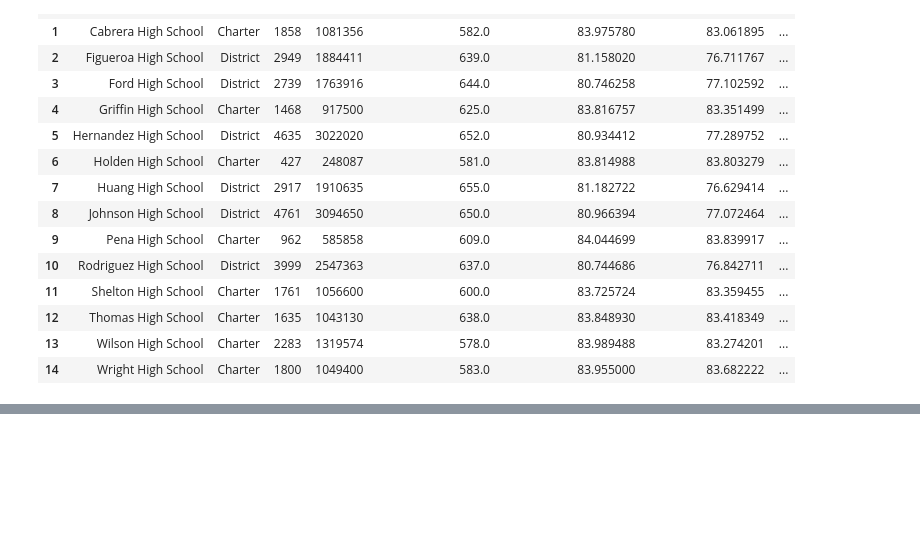
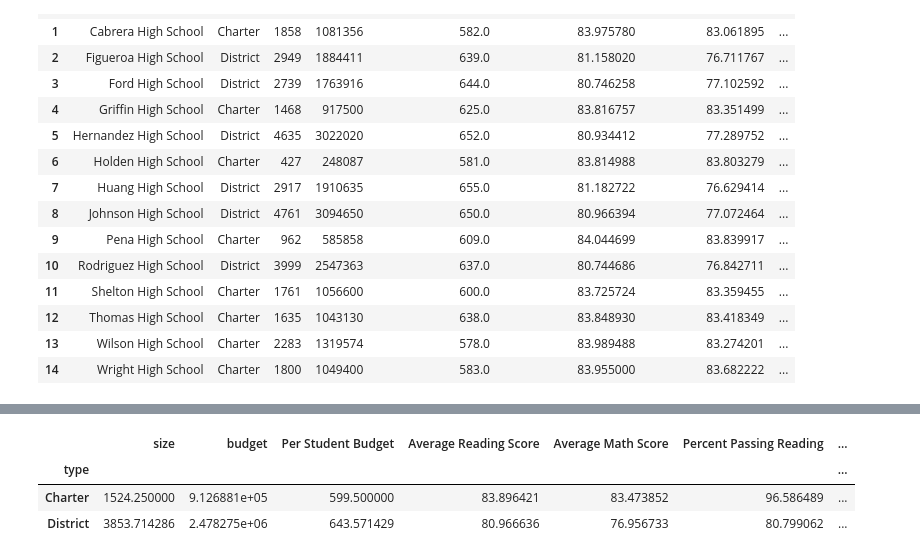
Before and after one commit to mel-c-lowe/Pandas_Challenge, a Jupyter notebook: PyCity_Schools.ipynb, the cells around one changed output, grey strips where cells are left out. Cells and saved outputs as stored; diff of their text form; code cells hidden in the pictures; blank space fills up the shorter version.

Commit message:
All elements complete, clean up and formatting needed

```diff
--- a/PyCity_Schools.ipynb
+++ b/PyCity_Schools.ipynb
@@ -573,0 +553,21 @@ pd.DataFrame
+# %%
+# Scores by school size
+# Same idea, but bins for school size vs school spending
+size_bins = [0, 1000, 2000, 5000]
+
+size_ranges = ["Small(<1000)", "Medium(1000-2000)", "Large(2000-5000)"]
+
+# Cut the data into bins and label
+school_summary_final["School Size"] = pd.cut(school_summary_final["size"], size_bins, labels=size_ranges, include_lowest=True)
+school_summary_final
+
+# Groupby size ranges
+grouped_size_ranges = school_summary_final.groupby("School Size")
+grouped_size_ranges.mean()
+
+# Make new dataframe to modify as needed
+scores_by_school_size = grouped_size_ranges.mean()
+scores_by_school_size
+
+scores_by_school_size = scores_by_school_size.drop(["size", "budget", "Per Student Budget"], axis=1)
+scores_by_school_size
@@ -573,0 +580,18 @@ pd.DataFrame
+# %%
+# Scores by school type
+
+# Groupby type
+grouped_by_type = school_summary_final.groupby("type")
+grouped_by_type.mean()
+
+# Make new dataframe to modify as needed
+scores_by_school_type = grouped_by_type.mean()
+scores_by_school_type
+
+# scores_by_school_size = scores_by_school_size.drop(["size", "budget", "Per Student Budget"], axis=1)
+# scores_by_school_size
+# %% [output]
+|  | size | budget | Per Student Budget | Average Reading Score | Average Math Score | Percent Passing Reading | ... |
+| type |  |  |  |  |  |  | ... |
+| Charter | 1524.250000 | 9.126881e+05 | 599.500000 | 83.896421 | 83.473852 | 96.586489 | ... |
+| District | 3853.714286 | 2.478275e+06 | 643.571429 | 80.966636 | 76.956733 | 80.799062 | ... |
```
Also changed, not shown: parts of 7 cells of this notebook.
